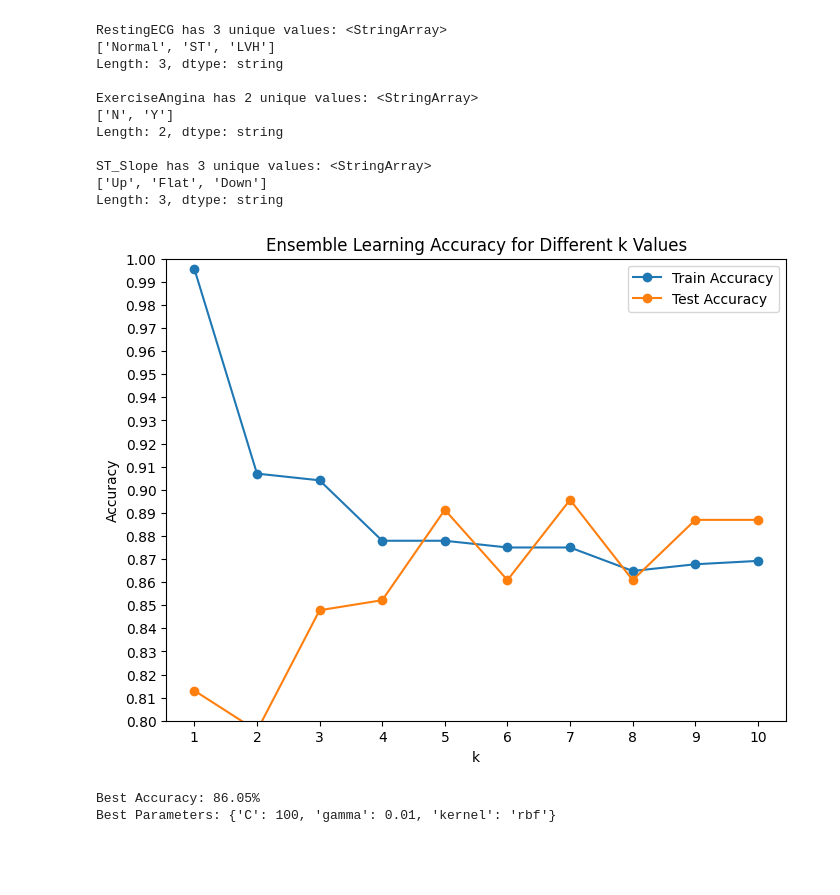
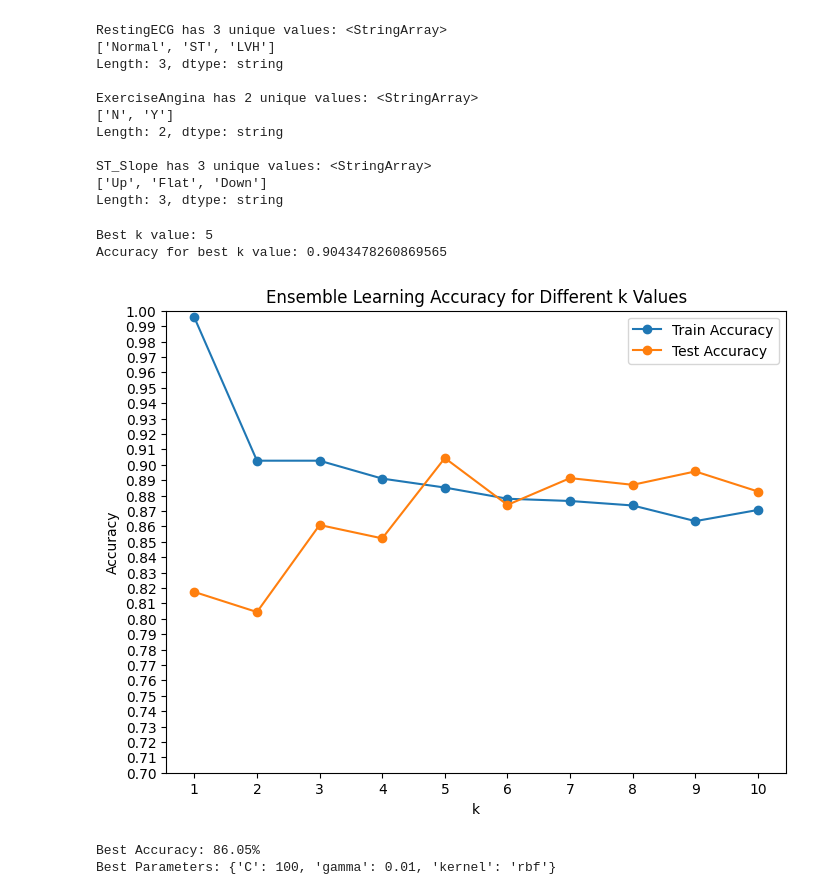
Before and after one commit to nbzuong/ML_Project, a Jupyter notebook: heart_predict.ipynb, the cells around one changed output. Saved outputs shown, nothing was run; the diff lists cells and outputs as text; code cells hidden in the pictures; blank space fills up the shorter version.

Commit message:
modified knn model

```diff
--- a/heart_predict.ipynb
+++ b/heart_predict.ipynb
@@ -248,36 +248,43 @@ for k in k_values:
         ensemble_train_predictions += weights[i] * train_predictions[i]
 
     ensemble_train_predictions = np.round(ensemble_train_predictions)
 
     # Combine the predictions using weighted voting for test set
     ensemble_test_predictions = np.zeros_like(test_predictions[0], dtype=np.float64)
 
     for i in range(len(classifiers)):
         ensemble_test_predictions += weights[i] * test_predictions[i]
 
     ensemble_test_predictions = np.round(ensemble_test_predictions)
 
     # Evaluate the ensemble's accuracy for training and test sets
     ensemble_train_accuracy = accuracy_score(target_train, ensemble_train_predictions)
     ensemble_test_accuracy = accuracy_score(target_test, ensemble_test_predictions)
 
     ensemble_train_accuracies.append(ensemble_train_accuracy)
     ensemble_test_accuracies.append(ensemble_test_accuracy)
 
+# Best k value for the ensemble model based on test accuracy
+best_k = k_values[ensemble_test_accuracies.index(max(ensemble_test_accuracies))]
+print(f'Best k value: {best_k}')
+print(f'Accuracy for best k value: {max(ensemble_test_accuracies)}')
+
 # Plot the ensemble accuracies for different k values
 plt.figure(figsize=(8, 6))
 plt.plot(k_values, ensemble_train_accuracies, marker='o', label='Train Accuracy')
 plt.plot(k_values, ensemble_test_accuracies, marker='o', label='Test Accuracy')
 plt.xlabel('k')
 plt.ylabel('Accuracy')
 plt.title('Ensemble Learning Accuracy for Different k Values')
 plt.legend()
 plt.xticks(k_values)
-plt.yticks(np.arange(0.8, 1.01, 0.01))  # Set y-axis ticks from 0.8 to 1 with a step of 0.01
-plt.ylim(0.8, 1)
+plt.yticks(np.arange(0.7, 1.01, 0.01))  # Set y-axis ticks from 0.7 to 1 with a step of 0.01
+plt.ylim(0.7, 1)
 plt.show()
 # %% [output]
+Best k value: 5
+Accuracy for best k value: 0.9043478260869565
-[figure, old version]
+[figure, new version]
 # %%
 #grid search for best parameters
 from sklearn.svm import SVC
```
